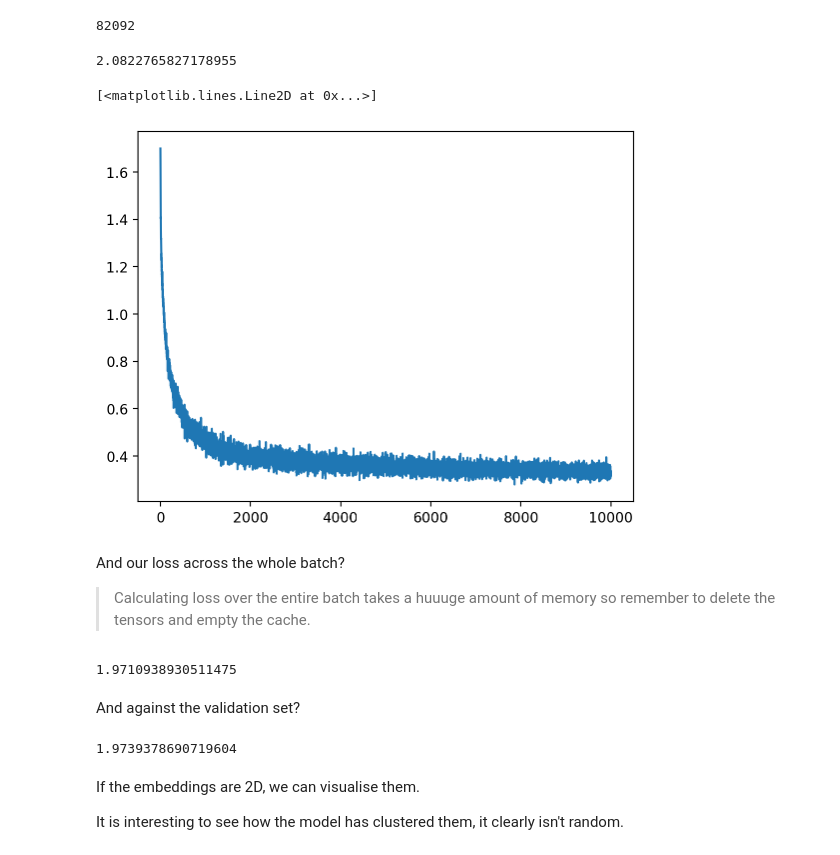
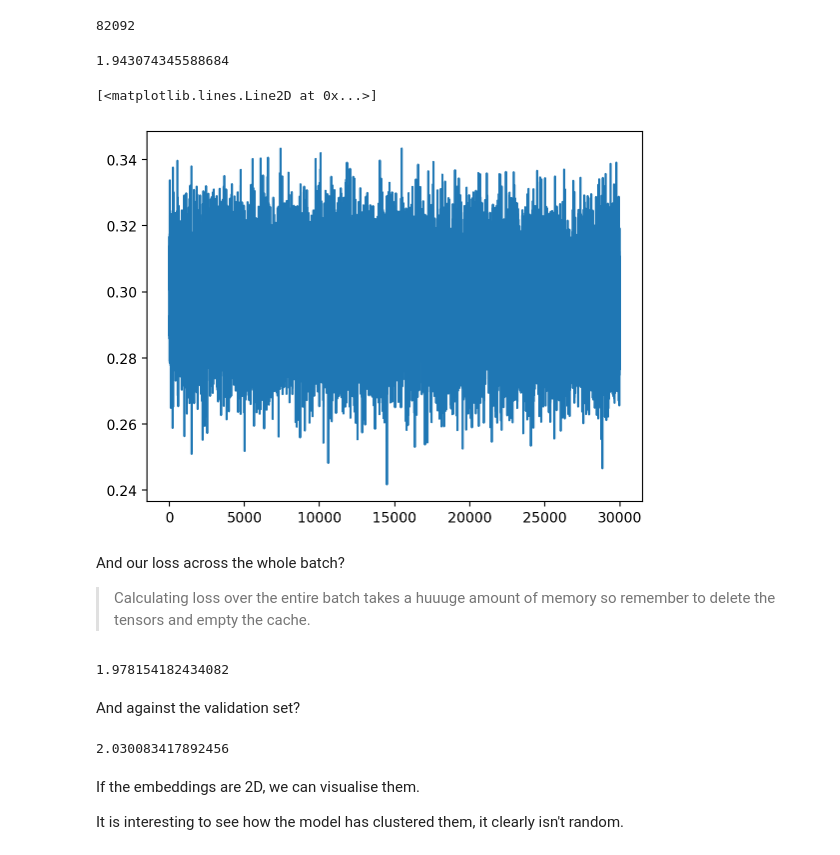
Before and after one commit to Ryan-Palmer/MIDIGen, a Jupyter notebook: src/2 - Batches.ipynb, the cells around one changed output. Saved outputs shown, nothing was run; the diff lists cells and outputs as text; code cells hidden in the pictures.

```diff
--- a/src/2 - Batches.ipynb
+++ b/src/2 - Batches.ipynb
@@ -589,41 +610,41 @@ sum(p.numel() for p in parameters)
 # %% [output]
 82092
 # %%
-iterations = 10000
-learning_rate = 0.1
+iterations = 30000
+learning_rate = 0.03
 minibatch_size = 1024
 
 losses = []
 for _ in range(iterations):
 
     # Configure minibatch
     ix = torch.randint(0, Xtrain.shape[0], (minibatch_size,)) # randomly pick indices
     labels = Ytrain[ix]
 
     # Forward pass
     emb = C[Xtrain[ix]]
     emb_flattened = emb.view(-1, (block_size*embed_size))
     h = torch.tanh(emb_flattened @ W1 + b1)
     logits = h @ W2 + b2
     loss = F.cross_entropy(logits, Ytrain[ix])
 
     # Backward pass
     for p in parameters:
         p.grad = None
     loss.backward()
 
     # Update weights
     for p in parameters:
         p.data -= learning_rate * p.grad
 
     losses.append(loss.log10().item())
 
 print(loss.item())
 plt.plot(losses)
 # %% [output]
-2.0822765827178955
+1.943074345588684
 [<matplotlib.lines.Line2D at 0x...>]
-[figure, old version]
+[figure, new version]
 # %% [markdown]
 And our loss across the whole batch?
 
@@ -643,16 +664,17 @@ print(train_loss.item())
 del train_loss
 torch.cuda.empty_cache()
 # %% [output]
-1.9710938930511475
+1.978154182434082
 # %% [markdown]
 And against the validation set?
 # %%
 valid_loss = calculate_loss(Xvalid, Yvalid)
 print(valid_loss.item())
+
 del valid_loss
 torch.cuda.empty_cache()
 # %% [output]
-1.9739378690719604
+2.030083417892456
 # %% [markdown]
 If the embeddings are 2D, we can visualise them.
 
```
Also changed, not shown: parts of 11 cells of this notebook.
